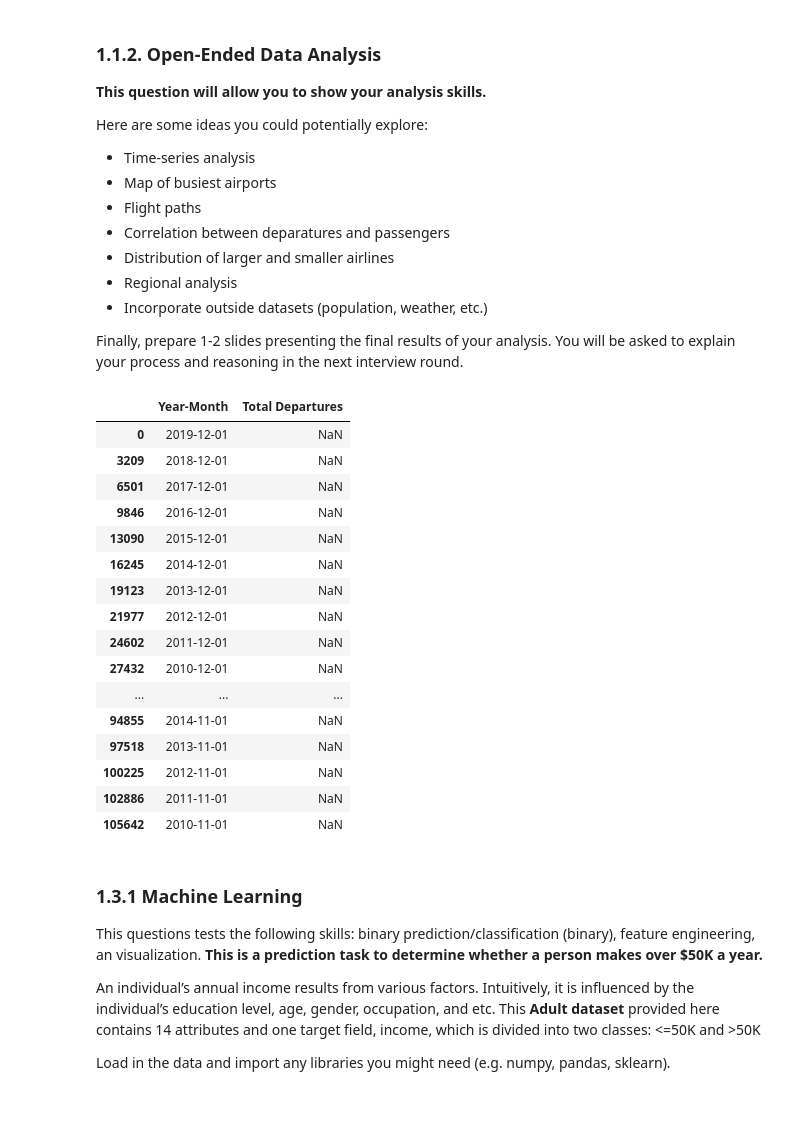
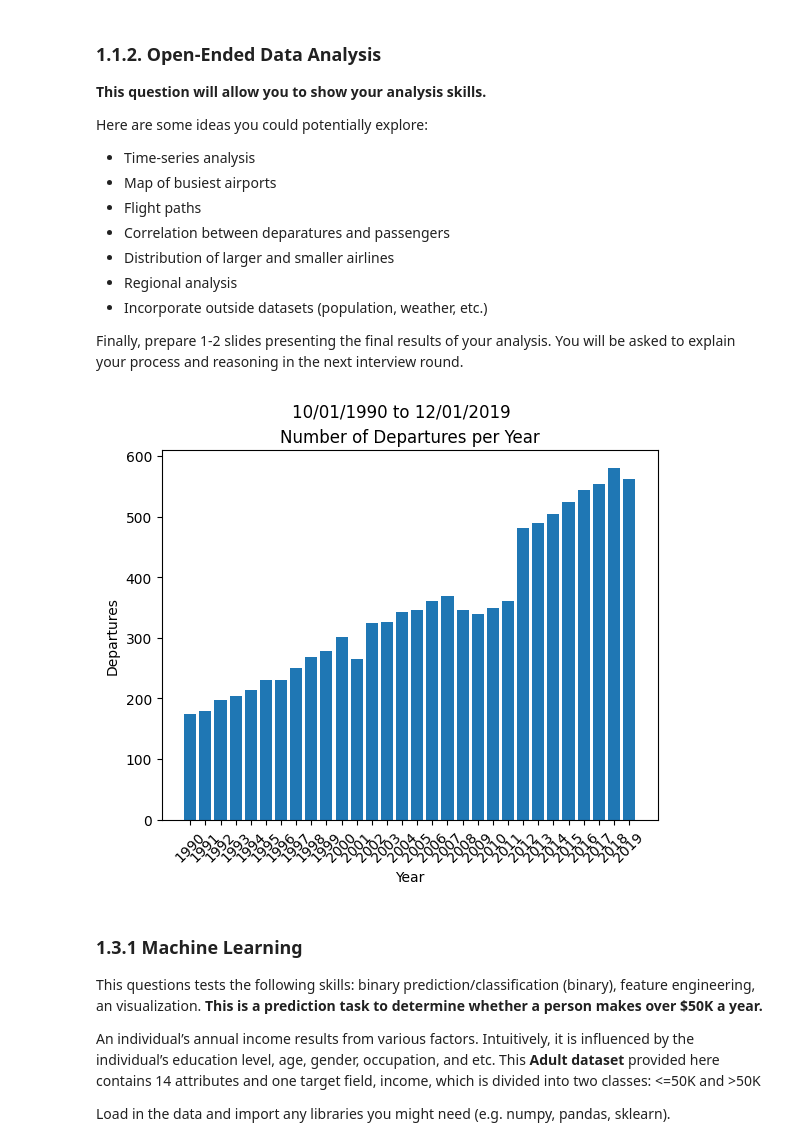
Before and after one commit to Freddy-Y/HDAG-Technical-Deliverable, a Jupyter notebook: F25_HDAG_Deliverable_Case_Team_Analyst.ipynb, the cells around one changed output. Cells and saved outputs as stored; diff of their text form; code cells hidden in the pictures; blank space fills up the shorter version.

```diff
--- a/F25_HDAG_Deliverable_Case_Team_Analyst.ipynb
+++ b/F25_HDAG_Deliverable_Case_Team_Analyst.ipynb
@@ -201,59 +201,33 @@ Here are some ideas you could potentially explore:
 - Incorporate outside datasets (population, weather, etc.)
 
 Finally, prepare 1-2 slides presenting the final results of your analysis. You will be asked to explain your process and reasoning in the next interview round.
-# %%
-import matplotlib.pyplot as plt
-import seaborn as sns
-import datetime
-
-departure_data = pd.read_csv("f24-hdag-data/International_Report_Departures.csv")
-passengers_data = pd.read_csv("f24-hdag-data/International_Report_Passengers.csv")
-
-departure_data["Year-Month"] = pd.to_datetime(departure_data["data_dte"]).dt.to_period('M')
-
-departures_over_time = pd.DataFrame()
-departures_over_time["Year-Month"] = departure_data["Year-Month"].reset_index(drop=True).drop_duplicates()
-departures_over_time["Total Departures"] = departure_data.groupby("Year-Month")["Total"].sum()
-
-departures_over_time.sort_values(by="data_dte", axis=0, ascending=True, ignore_index=True).tail()
-
-# departures_over_time["Total Departures"] = departure_data.groupby("Month")["Total Departures"].sum()
-departures_over_time.head(40)
-
-# busiest_airports["Airport"] = pd.concat([
-#     departure_data["usg_apt"].drop_duplicates(),
-#     departure_data["fg_apt"].drop_duplicates()]).reset_index(drop=True).drop_duplicates()
-
-# busiest_airports["Airport ID"] = pd.concat([
-#     departure_data["usg_apt_id"].drop_duplicates(),
-#     departure_data["fg_apt_id"].drop_duplicates()]).reset_index(drop=True).drop_duplicates()
-
-# busiest_airports = busiest_airports.sort_values(by="Airport", axis=0, ascending=True, ignore_index=True)
-# busiest_airports = busiest_airports.set_index("Airport")
-
-# scheduled_departure_summary = (
-#     departure_data.groupby("data_dte")["Scheduled"].sum()
-#     .add(departure_data.groupby("fg_apt")["Scheduled"].sum(), fill_value=0)
-#     .to_frame(name="Scheduled Departures")
-# )
-# %% [output]
-|  | Year-Month | Total Departures |
-| 0 | 2019-12-01 | NaN |
-| 3209 | 2018-12-01 | NaN |
-| 6501 | 2017-12-01 | NaN |
-| 9846 | 2016-12-01 | NaN |
-| 13090 | 2015-12-01 | NaN |
-| 16245 | 2014-12-01 | NaN |
-| 19123 | 2013-12-01 | NaN |
-| 21977 | 2012-12-01 | NaN |
-| 24602 | 2011-12-01 | NaN |
-| 27432 | 2010-12-01 | NaN |
-| ... | ... | ... |
-| 94855 | 2014-11-01 | NaN |
-| 97518 | 2013-11-01 | NaN |
-| 100225 | 2012-11-01 | NaN |
-| 102886 | 2011-11-01 | NaN |
-| 105642 | 2010-11-01 | NaN |
+# %%
+import matplotlib.pyplot as plt
+import seaborn as sns
+import datetime
+
+departure_data = pd.read_csv("f24-hdag-data/International_Report_Departures.csv")
+passengers_data = pd.read_csv("f24-hdag-data/International_Report_Passengers.csv")
+
+departure_data["Year"] = pd.to_datetime(departure_data["data_dte"]).dt.to_period('Y')
+
+departures_over_time = pd.DataFrame()
+departures_over_time["Year"] = departure_data["Year"].reset_index(drop=True).drop_duplicates().sort_values(axis=0, ascending=True, ignore_index=True)
+departures_over_time = departures_over_time.merge(
+    departure_data.groupby("Year")["Total"].sum().to_frame(name="Total Departures"),
+    on="Year",
+    how="left"
+)
+
+plt.bar([str(x) for x in departures_over_time["Year"]], [x / 1000 for x in departures_over_time["Total Departures"]])
+plt.title('Number of Departures per Year')
+plt.suptitle('10/01/1990 to 12/01/2019')
+plt.xlabel('Year')
+plt.ylabel('Departures')
+plt.xticks(rotation=45)
+plt.show()
+# %% [output]
+[figure, added]
 # %% [markdown]
 ### 1.3.1 Machine Learning
 This questions tests the following skills: binary prediction/classification (binary), feature engineering, an visualization. **This is a prediction task to determine whether a person makes over $50K a year.**
```
Also changed, not shown: parts of 1 cell of this notebook.
